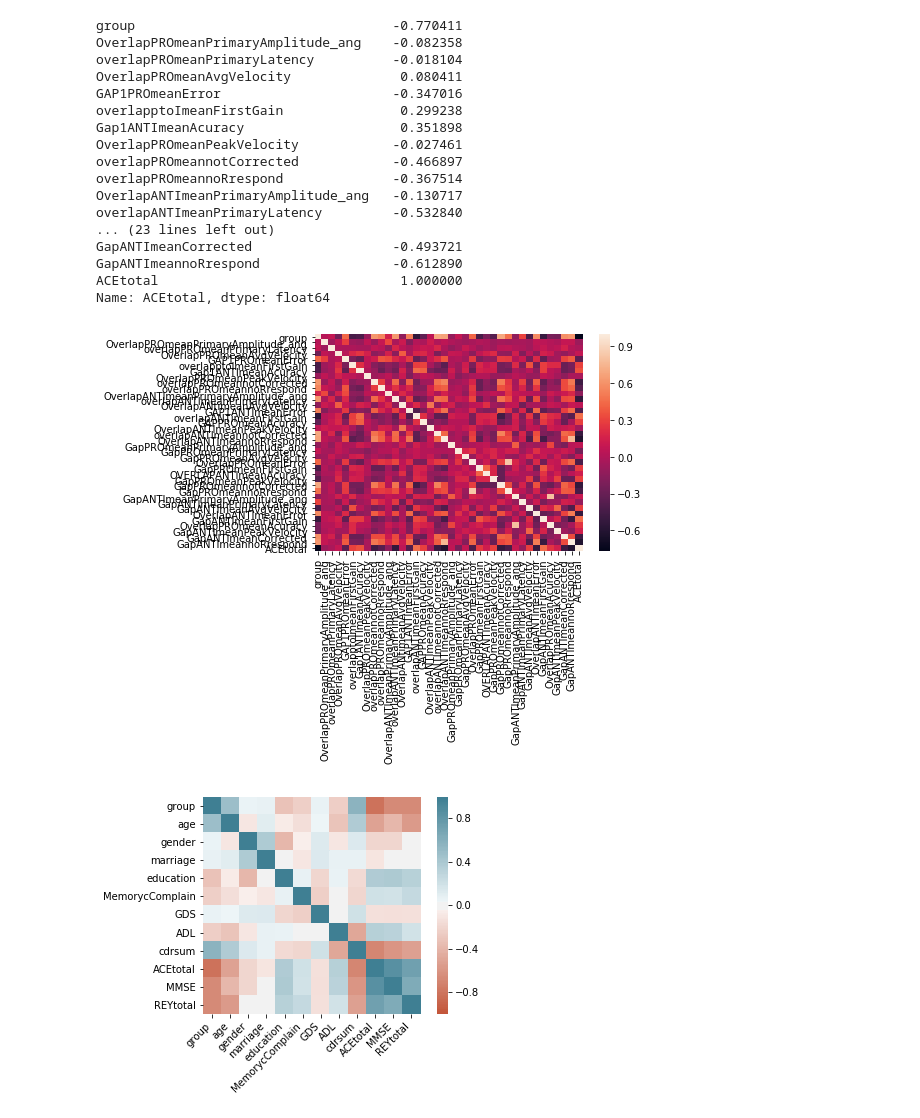
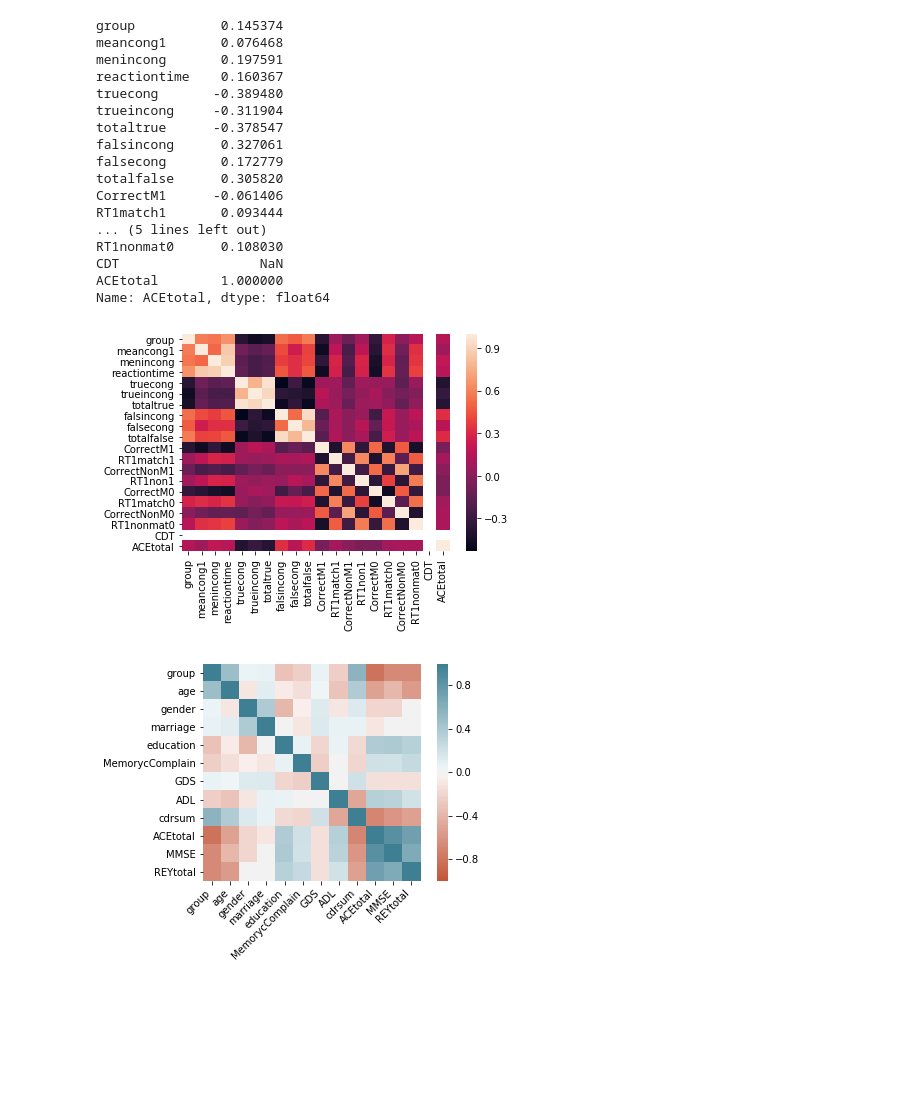
Before and after one commit to aminkhod/Eye_tracking-Neuroscience, a Jupyter notebook: correlation.ipynb, the cells around one changed output. Cells and saved outputs as stored; diff of their text form; code cells hidden in the pictures; blank space fills up the shorter version.

```diff
--- a/correlation.ipynb
+++ b/correlation.ipynb
@@ -1,35 +1,35 @@
 # %%
 import seaborn as sns
 import pandas as pd
 
 missing_value=["?", " "]
 data1= pd.read_csv("pencile.csv",na_values=missing_value, delimiter=",")
-data= pd.read_csv("eye-tracking.csv",na_values=missing_value, delimiter=",")
+data= pd.read_csv("computerized.csv",na_values=missing_value, delimiter=",")
 data['ACEtotal'] = data1['ACEtotal']
 Var_Corr = data.corr()
 
 # plot the heatmap and annotation on it
 sns.heatmap(Var_Corr, xticklabels=Var_Corr.columns, yticklabels=Var_Corr.columns)
 print(Var_Corr['ACEtotal'])
 # %% [output]
-group                                 -0.770411
-OverlapPROmeanPrimaryAmplitude_ang    -0.082358
-overlapPROmeanPrimaryLatency          -0.018104
-OverlapPROmeanAvgVelocity              0.080411
-GAP1PROmeanError                      -0.347016
-overlapptoImeanFirstGain               0.299238
-Gap1ANTImeanAcuracy                    0.351898
-OverlapPROmeanPeakVelocity            -0.027461
-overlapPROmeannotCorrected            -0.466897
-overlapPROmeannoRrespond              -0.367514
-OverlapANTImeanPrimaryAmplitude_ang   -0.130717
-overlapANTImeanPrimaryLatency         -0.532840
-... (23 lines left out)
-GapANTImeanCorrected                  -0.493721
-GapANTImeannoRrespond                 -0.612890
-ACEtotal                               1.000000
+group           0.145374
+meancong1       0.076468
+menincong       0.197591
+reactiontime    0.160367
+truecong       -0.389480
+trueincong     -0.311904
+totaltrue      -0.378547
+falsincong      0.327061
+falsecong       0.172779
+totalfalse      0.305820
+CorrectM1      -0.061406
+RT1match1       0.093444
+... (5 lines left out)
+RT1nonmat0      0.108030
+CDT                  NaN
+ACEtotal        1.000000
 Name: ACEtotal, dtype: float64
-[figure, old version]
+[figure, new version]
 # %%
 corr = data.corr()
 ax = sns.heatmap(
```
Also changed, not shown: 1 other file.
